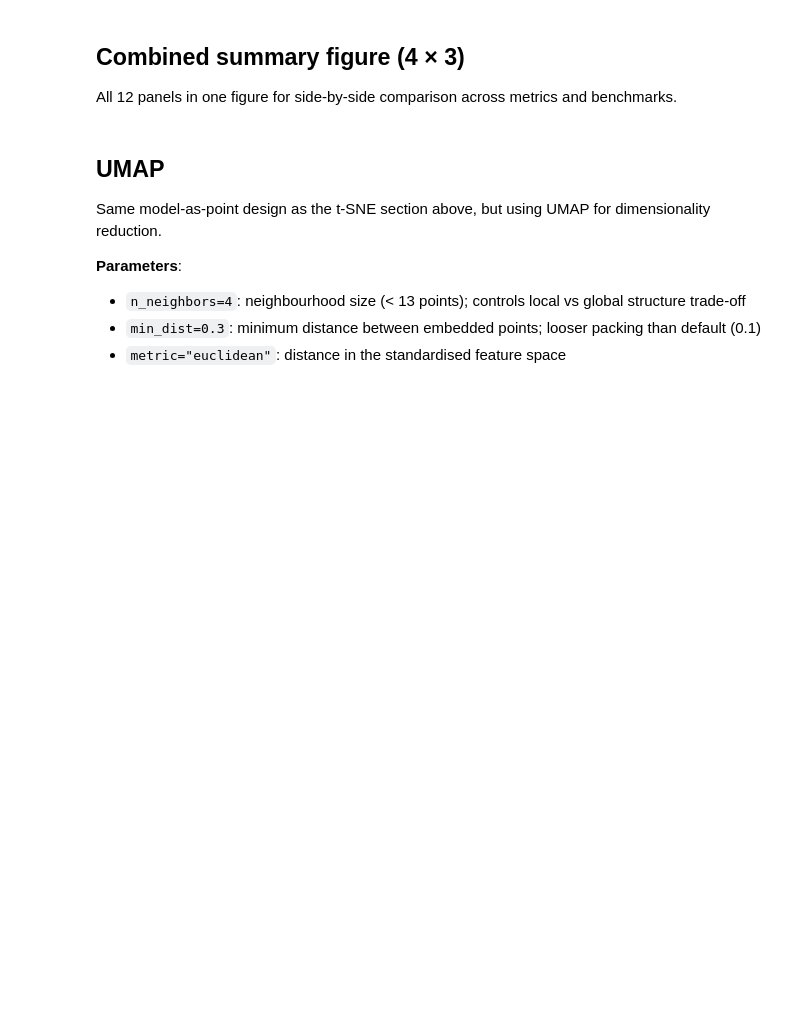
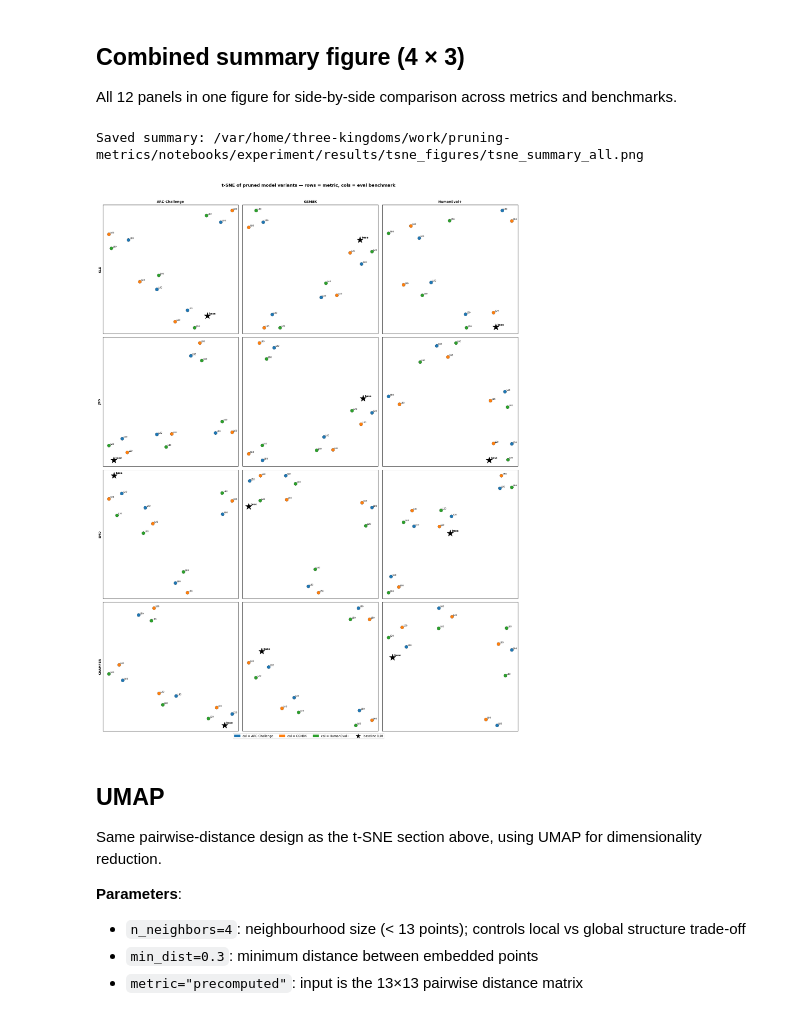
Before and after one commit to rengzhengcodes/pruning-metrics, a Jupyter notebook: notebooks/experiment/05_tsne.ipynb, the cells around one changed output. Cells and saved outputs as stored; diff of their text form; code cells hidden in the pictures; blank space fills up the shorter version.

```diff
--- a/notebooks/experiment/05_tsne.ipynb
+++ b/notebooks/experiment/05_tsne.ipynb
@@ -433,70 +432,58 @@ for row_idx, metric_name in enumerate(METRIC_NAMES):
     for col_idx, eval_bench in enumerate(DATASETS):
         ax       = axes[row_idx, col_idx]
         emb      = tsne_results[eval_bench][metric_name]
-        row_meta = model_matrices[eval_bench][metric_name][1]
+        row_meta = pairwise_matrices[eval_bench][metric_name][1]
 
-        # Baseline
         ax.scatter(emb[0, 0], emb[0, 1], c="black", marker="*", s=400, zorder=5)
         ax.annotate(
             "base", (emb[0, 0], emb[0, 1]),
             xytext=(5, 5), textcoords="offset points",
             fontsize=7.5, fontweight="bold",
         )
-
-        # Pruned models
         for i, meta in enumerate(row_meta[1:], start=1):
             ax.scatter(
                 emb[i, 0], emb[i, 1],
                 c=CAL_COLORS[meta["cal"]], s=100,
                 zorder=3, edgecolors="k", linewidths=0.3,
             )
             ax.annotate(
-                f"L{meta['level']}",
-                (emb[i, 0], emb[i, 1]),
-                xytext=(4, 3), textcoords="offset points",
-                fontsize=6.5,
+                f"L{meta['level']}", (emb[i, 0], emb[i, 1]),
+                xytext=(4, 3), textcoords="offset points", fontsize=6.5,
             )
-
         if row_idx == 0:
             ax.set_title(BENCHMARK_LABELS[eval_bench], fontsize=10, fontweight="bold")
         if col_idx == 0:
             ax.set_ylabel(metric_name.upper(), fontsize=9, fontweight="bold")
         ax.set_xticks([])
         ax.set_yticks([])
 
 legend_handles = [
     mpatches.Patch(color=CAL_COLORS[cal], label=f"cal = {BENCHMARK_LABELS[cal]}")
     for cal in DATASETS
 ]
-legend_handles.append(
-    plt.scatter([], [], c="black", marker="*", s=200, label="baseline (L0)")
-)
-fig.legend(
-    handles=legend_handles,
-    loc="lower center",
-    ncol=4,
-    fontsize=9,
-    bbox_to_anchor=(0.5, -0.01),
-)
+legend_handles.append(plt.scatter([], [], c="black", marker="*", s=200, label="baseline (L0)"))
+fig.legend(handles=legend_handles, loc="lower center", ncol=4, fontsize=9, bbox_to_anchor=(0.5, -0.01))
 fig.suptitle(
     "t-SNE of pruned model variants — rows = metric, cols = eval benchmark",
     fontsize=13, fontweight="bold", y=1.01,
 )
 fig.tight_layout()
-
 out_path = FIGURES_DIR / "tsne_summary_all.png"
 fig.savefig(out_path, dpi=120, bbox_inches="tight")
 print(f"Saved summary: {out_path}")
 plt.show()
+# %% [output]
+Saved summary: /var/home/three-kingdoms/work/pruning-metrics/notebooks/experiment/results/tsne_figures/tsne_summary_all.png
+[figure, added]
 # %% [markdown]
 ## UMAP
 
-Same model-as-point design as the t-SNE section above, but using UMAP for dimensionality reduction.
+Same pairwise-distance design as the t-SNE section above, using UMAP for dimensionality reduction.
 
 **Parameters**:
 - `n_neighbors=4`: neighbourhood size (< 13 points); controls local vs global structure trade-off
-- `min_dist=0.3`: minimum distance between embedded points; looser packing than default (0.1)
-- `metric="euclidean"`: distance in the standardised feature space
+- `min_dist=0.3`: minimum distance between embedded points
+- `metric="precomputed"`: input is the 13×13 pairwise distance matrix
 # %%
 try:
     import umap
```
Also changed, not shown: parts of 11 cells of this notebook.
